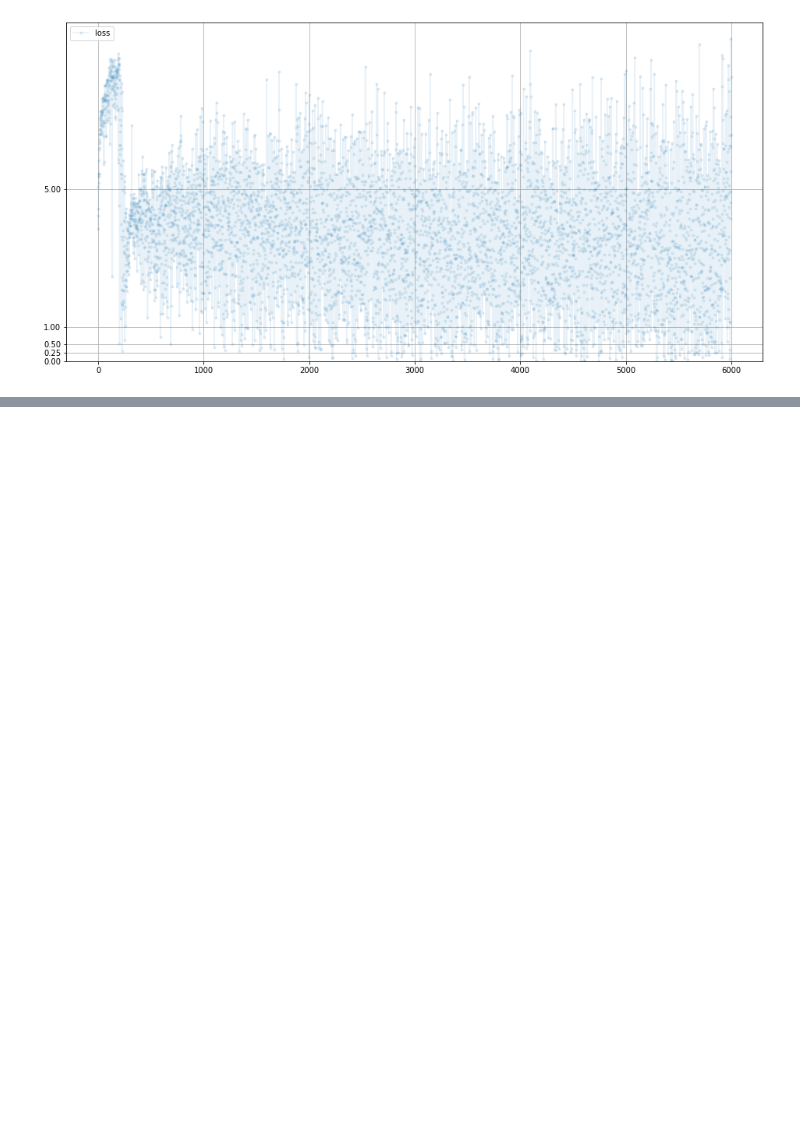
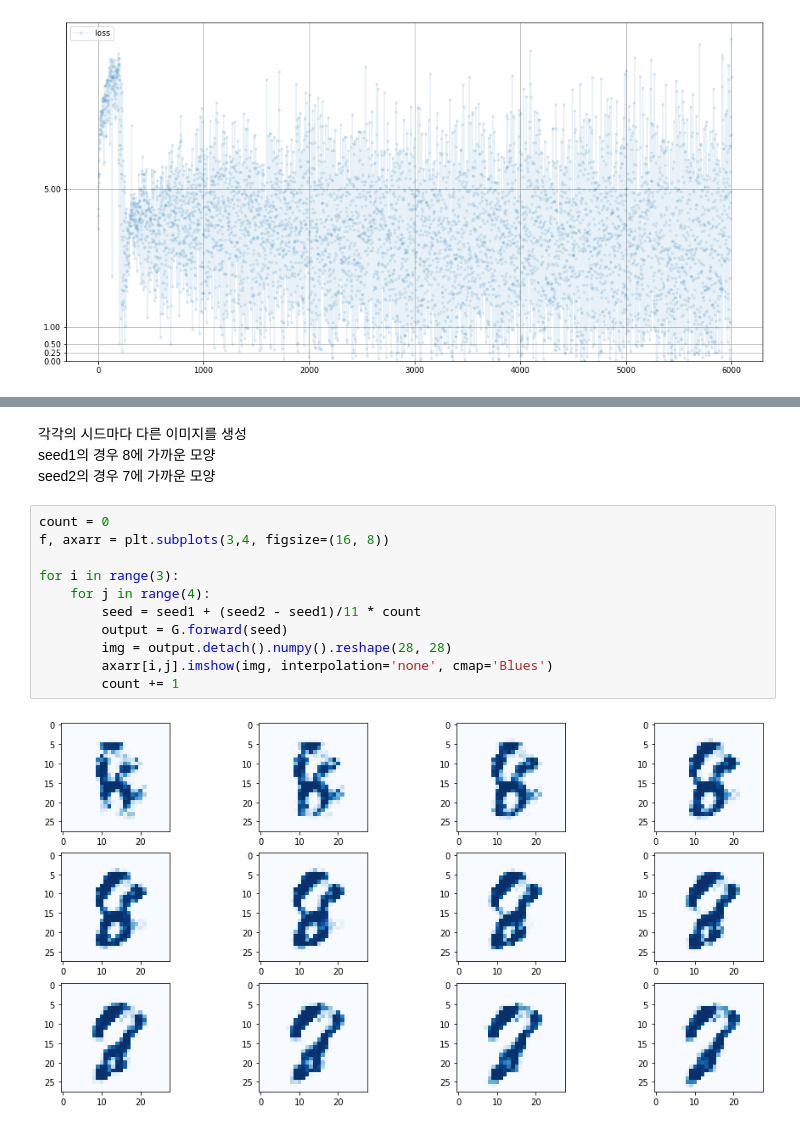
Before and after one commit to hodurie/AI_Study, a Jupyter notebook: Pytorch/GAN 첫걸음/손으로 쓴 숫자 훈련.ipynb, the cells around one changed output, grey strips where cells are left out. Saved outputs shown, nothing was run; the diff lists cells and outputs as text; blank space fills up the shorter version.

```diff
--- a/Pytorch/GAN 첫걸음/손으로 쓴 숫자 훈련.ipynb
+++ b/Pytorch/GAN 첫걸음/손으로 쓴 숫자 훈련.ipynb
@@ -360,0 +379,17 @@ for i in range(2):
+# %% [markdown]
+각각의 시드마다 다른 이미지를 생성
+seed1의 경우 8에 가까운 모양
+seed2의 경우 7에 가까운 모양
+# %%
+count = 0
+f, axarr = plt.subplots(3,4, figsize=(16, 8))
+
+for i in range(3):
+    for j in range(4):
+        seed = seed1 + (seed2 - seed1)/11 * count
+        output = G.forward(seed)
+        img = output.detach().numpy().reshape(28, 28)
+        axarr[i,j].imshow(img, interpolation='none', cmap='Blues')
+        count += 1
+# %% [output]
+[figure, added]
```
Also changed, not shown: parts of 8 cells of this notebook.
